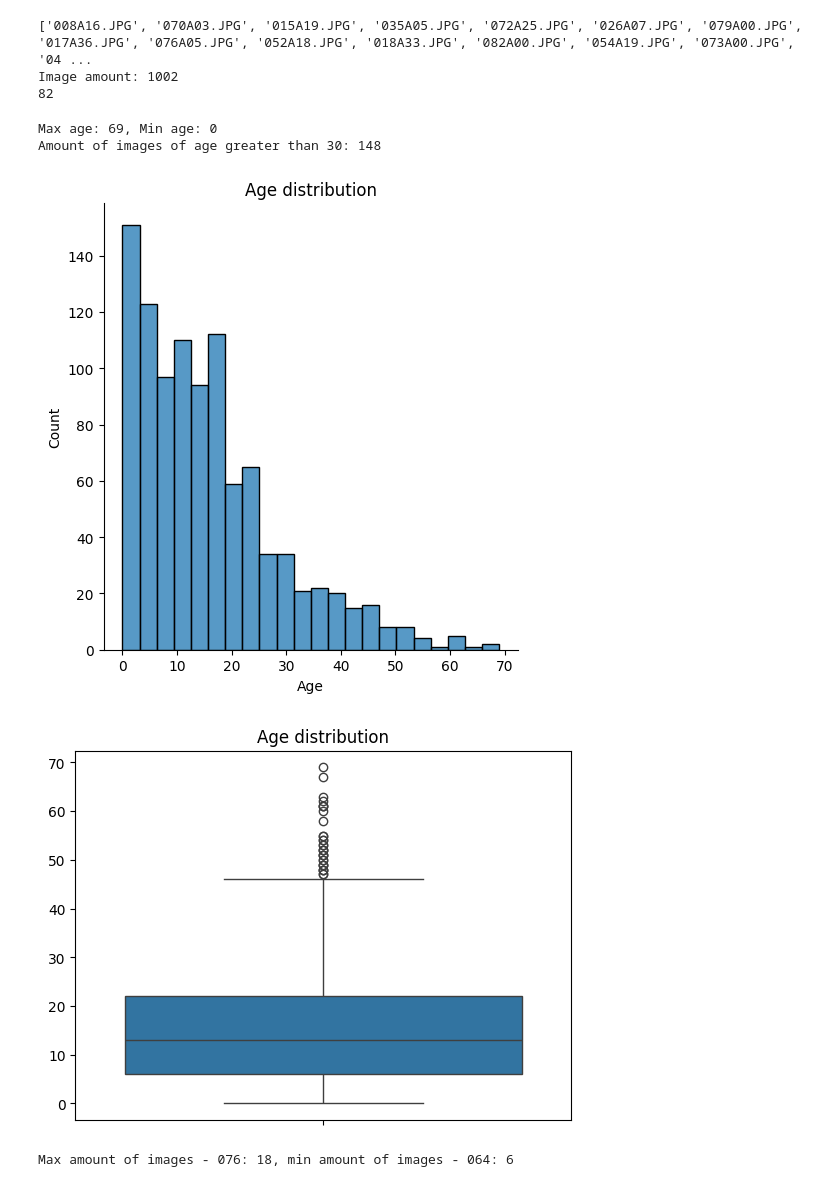
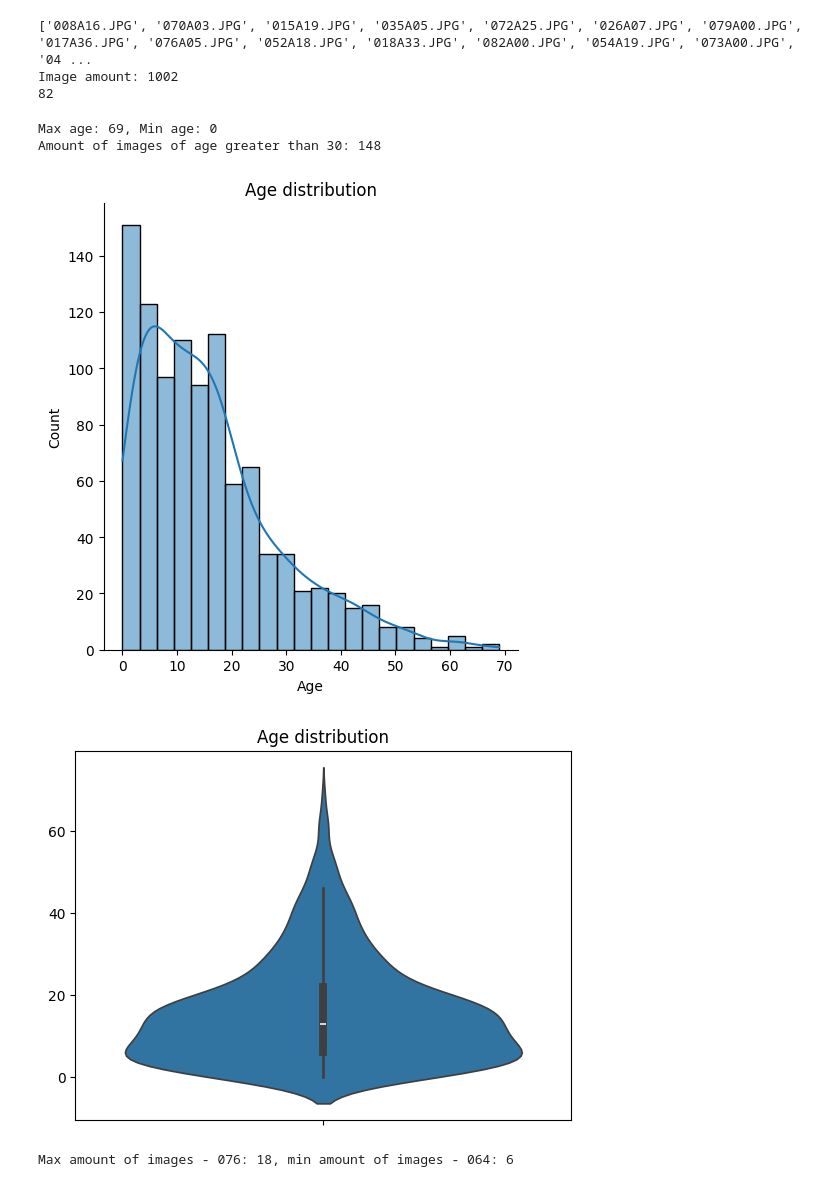
Before and after one commit to pdombrza/face-aging-models, a Jupyter notebook: analysis.ipynb, the cells around one changed output. Saved outputs shown, nothing was run; the diff lists cells and outputs as text; code cells hidden in the pictures.

```diff
--- a/analysis.ipynb
+++ b/analysis.ipynb
@@ -23,23 +24,23 @@ Image amount: 1002
 # %%
 %matplotlib inline
 ages = [int(el[4:6]) for el in filenames]
 print(f"Max age: {max(ages)}, Min age: {min(ages)}")
 top_age = 30
 greater_ages = [a for a in ages if a >= top_age]
 print(f"Amount of images of age greater than {top_age}: {len(greater_ages)}")
 ages_np = np.array(ages)
-sns.displot(data=ages_np)
+sns.displot(data=ages_np, kde=True)
 plt.xlabel('Age')
 plt.title("Age distribution")
 plt.show()
 # %% [output]
 Max age: 69, Min age: 0
 Amount of images of age greater than 30: 148
-[figure, old version]
+[figure, new version]
 # %%
-sns.boxplot(data=ages_np)
+sns.violinplot(data=ages_np)
 plt.title("Age distribution")
 plt.show()
 # %% [output]
-[figure, old version]
+[figure, new version]
 # %%
```
Also changed, not shown: parts of 5 cells of this notebook.
